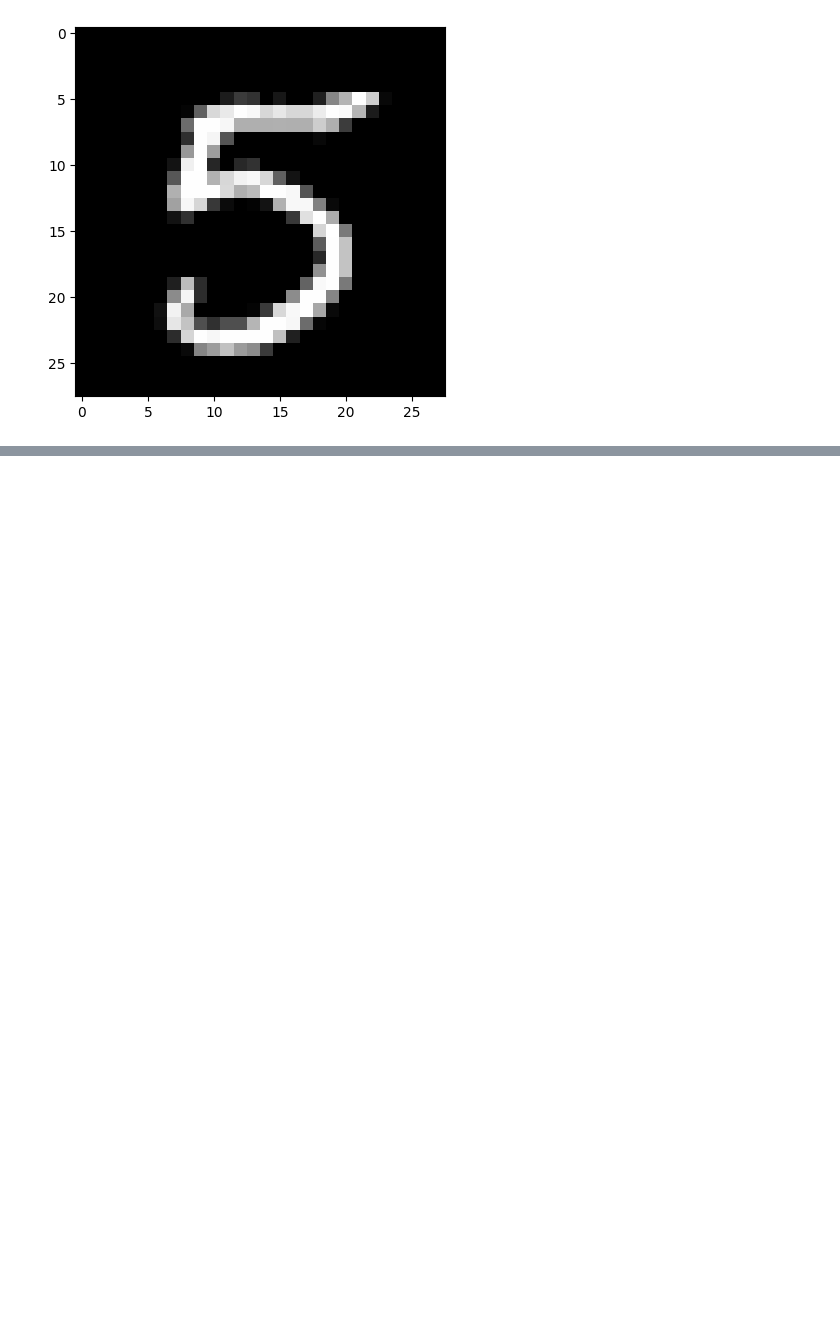
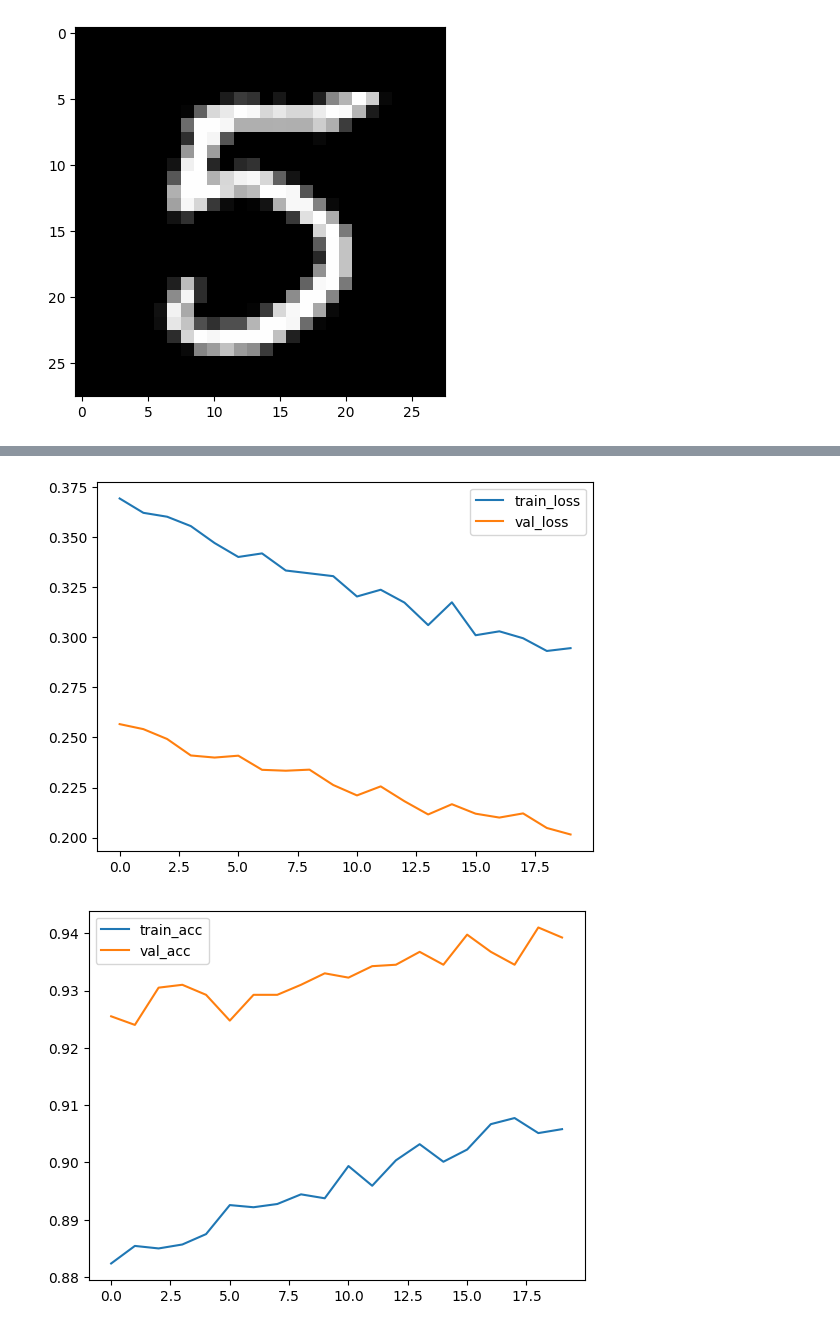
Before and after one commit to fedemoranf-alt/Curso-Redes-Neuronales---MSCIA---Moran-2026, a Jupyter notebook: Autoencoder_varianza.ipynb, the cells around one changed output, grey strips where cells are left out. Drawn from its saved outputs; the diff is of its cells as text; code cells hidden in the pictures; blank space fills up the shorter version.

```diff
--- a/Autoencoder_varianza.ipynb
+++ b/Autoencoder_varianza.ipynb
@@ -151,0 +167,8 @@ plt.imshow(X.values[1,:].reshape(28,28), cmap='gray')
+# %%
+encoder.trainable = False
+
+#todos los layers del encoder quedan no-entrenables
+for layer in encoder.layers:
+    layer.trainable = False
+
+encoder.summary()
@@ -151,0 +222,14 @@ plt.imshow(X.values[1,:].reshape(28,28), cmap='gray')
+# %%
+classifier.compile(
+    optimizer=keras.optimizers.Adam(learning_rate=1e-3),
+    loss="categorical_crossentropy",
+    metrics=["accuracy"]
+)
+# %%
+history_clf = classifier.fit(
+    X.values, y_oh,
+    epochs=20,
+    batch_size=128,
+    validation_split=0.2,
+    shuffle=True
+)
@@ -151,0 +254,8 @@ plt.imshow(X.values[1,:].reshape(28,28), cmap='gray')
+# %%
+history_clf = classifier.fit(
+    X.values, y_oh,
+    epochs=20,
+    batch_size=128,
+    validation_split=0.2,
+    shuffle=True
+)
@@ -151,0 +280,15 @@ plt.imshow(X.values[1,:].reshape(28,28), cmap='gray')
+# %%
+plt.figure()
+plt.plot(history_clf.history["loss"], label="train_loss")
+plt.plot(history_clf.history["val_loss"], label="val_loss")
+plt.legend()
+plt.show()
+
+plt.figure()
+plt.plot(history_clf.history["accuracy"], label="train_acc")
+plt.plot(history_clf.history["val_accuracy"], label="val_acc")
+plt.legend()
+plt.show()
+# %% [output]
+[figure, added]
+[figure, added]
```
Also changed, not shown: parts of 8 cells of this notebook.
